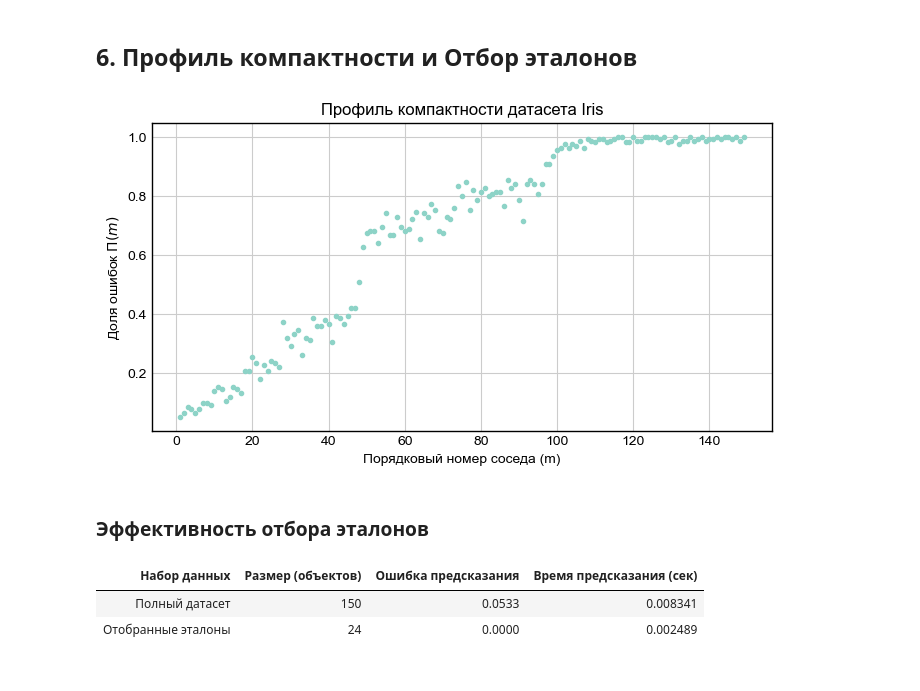
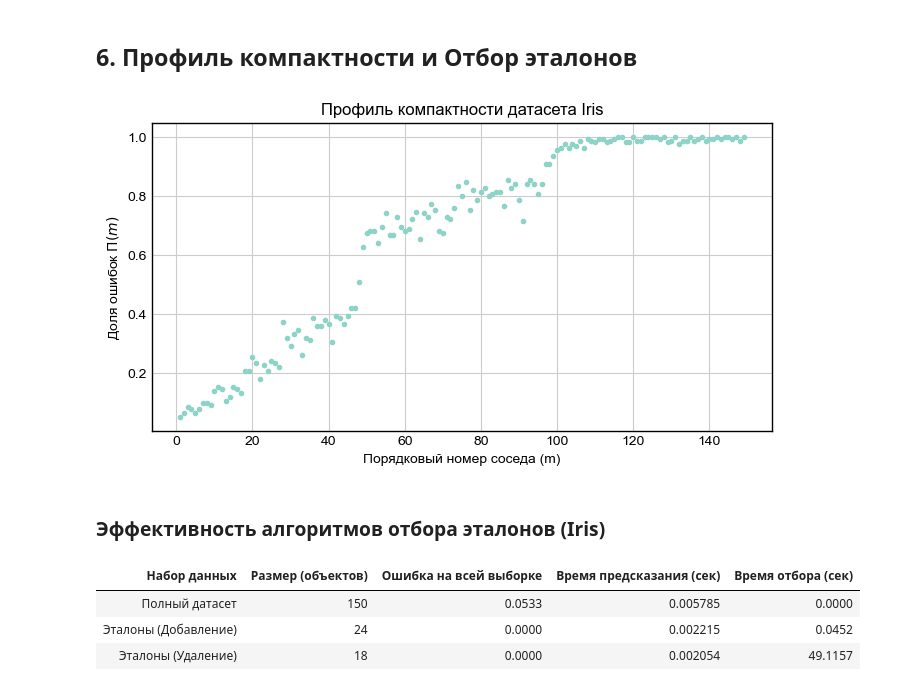
Before and after one commit to Toxele/Functional-Analysis-Cases-5-6-7, a Jupyter notebook: case_5/case_5.ipynb, the cells around one changed output. Saved outputs shown, nothing was run; the diff lists cells and outputs as text; code cells hidden in the pictures.

```diff
--- a/case_5/case_5.ipynb
+++ b/case_5/case_5.ipynb
@@ -231,51 +231,72 @@ display(df_noise.style.format({"LOO Ошибка на зашумленных д
 # %% [markdown]
 ## 6. Профиль компактности и Отбор эталонов
 # %%
-# 1. Профиль компактности
+# Профиль компактности
 profile = compactness_profile(X_iris_scaled, y_iris)
 
 plt.figure(figsize=(8, 4))
 plt.plot(range(1, len(profile)+1), profile, marker='.', linestyle='none')
 plt.title("Профиль компактности датасета Iris")
 plt.xlabel("Порядковый номер соседа (m)")
 plt.ylabel("Доля ошибок $\Pi(m)$")
 plt.grid(True)
 plt.show()
 
-# 2. Жадный отбор
-start_time = time.time()
-prototypes_idx = select_prototypes_addition(X_iris_scaled, y_iris)
-X_proto, y_proto = X_iris_scaled[prototypes_idx], y_iris[prototypes_idx]
+# Жадный отбор
+# А) Последовательное добавление
+start_time_add = time.time()
+proto_idx_add = select_prototypes_addition(X_iris_scaled, y_iris)
+time_add_algo = time.time() - start_time_add
 
-# Сравнение по времени
+# Б) Последовательное удаление
+start_time_del = time.time()
+proto_idx_del = select_prototypes_deletion(X_iris_scaled, y_iris)
+time_del_algo = time.time() - start_time_del
+
+# Выделение выборок
+X_proto_add, y_proto_add = X_iris_scaled[proto_idx_add], y_iris[proto_idx_add]
+X_proto_del, y_proto_del = X_iris_scaled[proto_idx_del], y_iris[proto_idx_del]
+
+# Замеры времени инференса и ошибок
+# Полный датасет
 full_1nn = KNNClassifier(k=1).fit(X_iris_scaled, y_iris)
 t0 = time.time()
 full_1nn.predict(X_iris_scaled)
-time_full = time.time() - t0
+time_full_pred = time.time() - t0
+err_full = leave_one_out_classification(KNNClassifier(k=1), X_iris_scaled, y_iris)
 
-proto_1nn = KNNClassifier(k=1).fit(X_proto, y_proto)
+# Эталоны (Добавление)
+proto_1nn_add = KNNClassifier(k=1).fit(X_proto_add, y_proto_add)
 t0 = time.time()
-proto_1nn.predict(X_iris_scaled)
-time_proto = time.time() - t0
+proto_1nn_add.predict(X_iris_scaled)
+time_add_pred = time.time() - t0
+acc_proto_add = accuracy_score(y_iris, proto_1nn_add.predict(X_iris_scaled))
 
-err_full = leave_one_out_classification(KNNClassifier(k=1), X_iris_scaled, y_iris)
-acc_proto = accuracy_score(y_iris, proto_1nn.predict(X_iris_scaled))
+# Эталоны (Удаление)
+proto_1nn_del = KNNClassifier(k=1).fit(X_proto_del, y_proto_del)
+t0 = time.time()
+proto_1nn_del.predict(X_iris_scaled)
+time_del_pred = time.time() - t0
+acc_proto_del = accuracy_score(y_iris, proto_1nn_del.predict(X_iris_scaled))
 
 df_stolp = pd.DataFrame({
-    "Набор данных": ["Полный датасет", "Отобранные эталоны"],
-    "Размер (объектов)": [len(X_iris_scaled), len(prototypes_idx)],
-    "Ошибка предсказания": [err_full, 1 - acc_proto],
-    "Время предсказания (сек)": [time_full, time_proto]
+    "Набор данных": ["Полный датасет", "Эталоны (Добавление)", "Эталоны (Удаление)"],
+    "Размер (объектов)": [len(X_iris_scaled), len(proto_idx_add), len(proto_idx_del)],
+    "Ошибка на всей выборке": [err_full, 1 - acc_proto_add, 1 - acc_proto_del],
+    "Время предсказания (сек)": [time_full_pred, time_add_pred, time_del_pred],
+    "Время отбора (сек)": [0.0, time_add_algo, time_del_algo]
 })
 
-display(HTML("<h3>Эффективность отбора эталонов</h3>"))
+display(HTML("<h3>Эффективность алгоритмов отбора эталонов (Iris)</h3>"))
 display(df_stolp.style.format({
-    "Ошибка предсказания": "{:.4f}",
-    "Время предсказания (сек)": "{:.6f}"
+    "Ошибка на всей выборке": "{:.4f}",
+    "Время предсказания (сек)": "{:.6f}",
+    "Время отбора (сек)": "{:.4f}"
 }).hide(axis="index"))
 # %% [output]
 [figure]
-Эффективность отбора эталонов
+Эффективность алгоритмов отбора эталонов (Iris)
-| Набор данных | Размер (объектов) | Ошибка предсказания | Время предсказания (сек) |
-| Полный датасет | 150 | 0.0533 | 0.008341 |
-| Отобранные эталоны | 24 | 0.0000 | 0.002489 |
+| Набор данных | Размер (объектов) | Ошибка на всей выборке | Время предсказания (сек) | Время отбора (сек) |
+| Полный датасет | 150 | 0.0533 | 0.005785 | 0.0000 |
+| Эталоны (Добавление) | 24 | 0.0000 | 0.002215 | 0.0452 |
+| Эталоны (Удаление) | 18 | 0.0000 | 0.002054 | 49.1157 |
```
Also changed, not shown: parts of 1 cell of this notebook, 2 other files.
